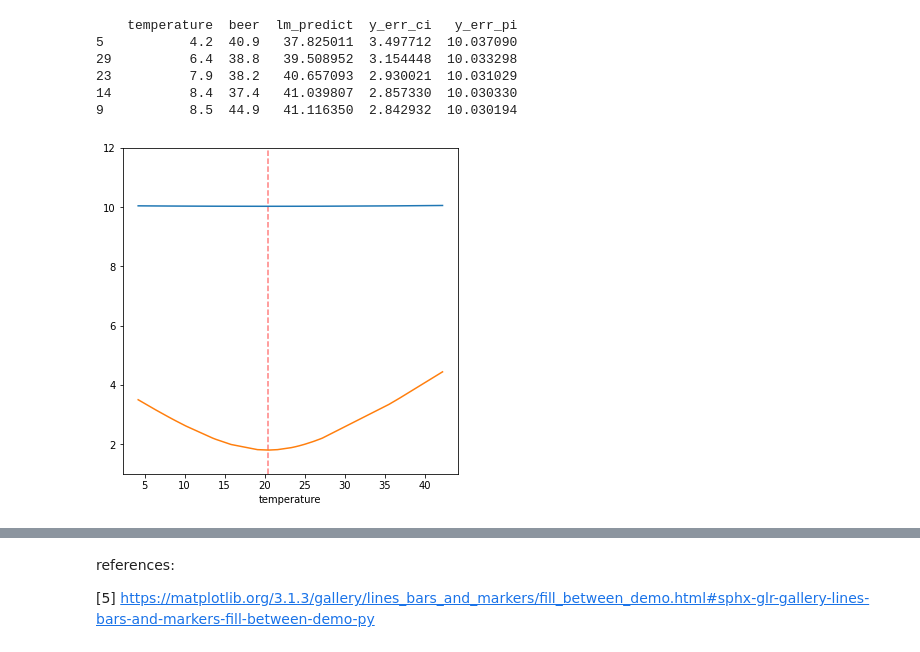
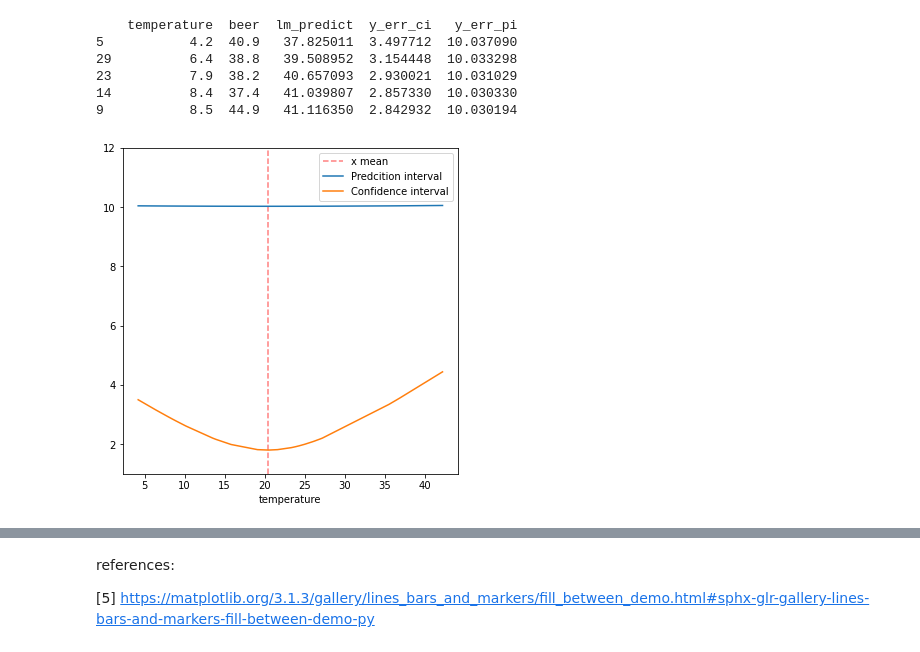
Before and after one commit to meticulousdev/StatisticsWithPython, a Jupyter notebook: StatisticsTextbook/chap05/ci_pi.ipynb, the cells around one changed output, grey strips where cells are left out. Saved outputs shown, nothing was run; the diff lists cells and outputs as text; code cells hidden in the pictures.

```diff
--- a/StatisticsTextbook/chap05/ci_pi.ipynb
+++ b/StatisticsTextbook/chap05/ci_pi.ipynb
@@ -219,19 +219,20 @@ print(lm_beer.head())
 # %%
 plt.figure(figsize=(6, 6))
 
 yrange = [1, 12]
 x_mean = lm_beer['temperature'].mean()
 plt.plot([x_mean, x_mean], yrange,
          linestyle='dashed', color='red', alpha=0.5, label='x mean')
 
-plt.plot(lm_beer['temperature'], lm_beer['y_err_pi'])
-plt.plot(lm_beer['temperature'], lm_beer['y_err_ci'])
+plt.plot(lm_beer['temperature'], lm_beer['y_err_pi'], label='Predcition interval')
+plt.plot(lm_beer['temperature'], lm_beer['y_err_ci'], label='Confidence interval')
 
 plt.xlabel('temperature')
 plt.ylim(yrange)
+plt.legend()
 plt.show()
 # %% [output]
-[figure, old version]
+[figure, new version]
 # %%
 plt.figure(figsize=(6, 6))
 
```
Also changed, not shown: parts of 11 cells of this notebook.
